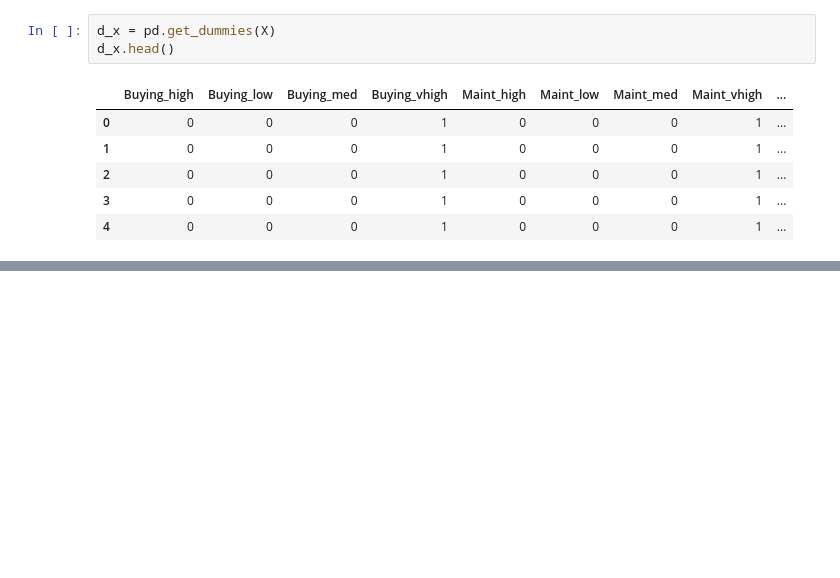
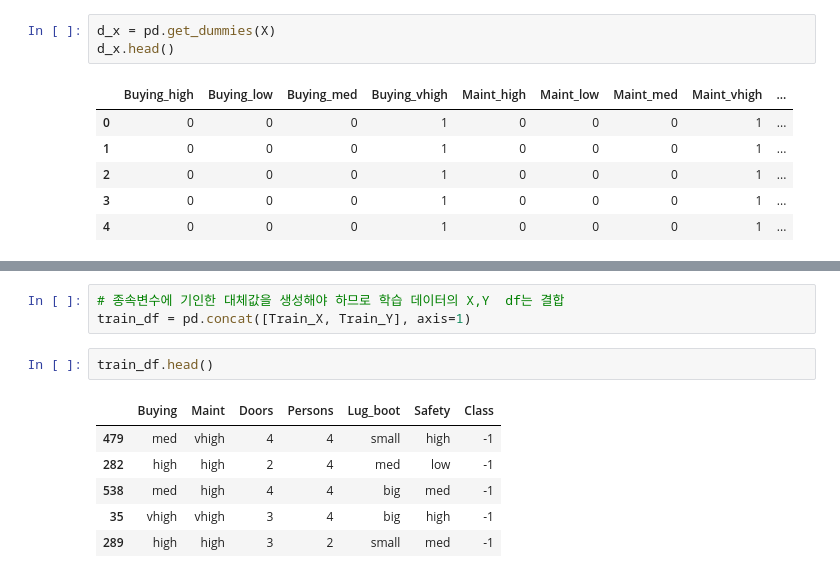
Before and after one commit to lullu303/DataScience2, a Jupyter notebook: 예측분석/필수전처리/07_ 범주형 변수 처리.ipynb, the cells around one changed output, grey strips where cells are left out. Cells and saved outputs as stored; diff of their text form; blank space fills up the shorter version.

```diff
--- a/예측분석/필수전처리/07_ 범주형 변수 처리.ipynb
+++ b/예측분석/필수전처리/07_ 범주형 변수 처리.ipynb
@@ -108,0 +218,12 @@ d_x.head()
+# %%
+# 종속변수에 기인한 대체값을 생성해야 하므로 학습 데이터의 X,Y  df는 결합
+train_df = pd.concat([Train_X, Train_Y], axis=1)
+# %%
+train_df.head()
+# %% [output]
+|  | Buying | Maint | Doors | Persons | Lug_boot | Safety | Class |
+| 479 | med | vhigh | 4 | 4 | small | high | -1 |
+| 282 | high | high | 2 | 4 | med | low | -1 |
+| 538 | med | high | 4 | 4 | big | med | -1 |
+| 35 | vhigh | vhigh | 3 | 4 | big | high | -1 |
+| 289 | high | high | 3 | 2 | small | med | -1 |
```
Also changed, not shown: parts of 37 cells of this notebook.
